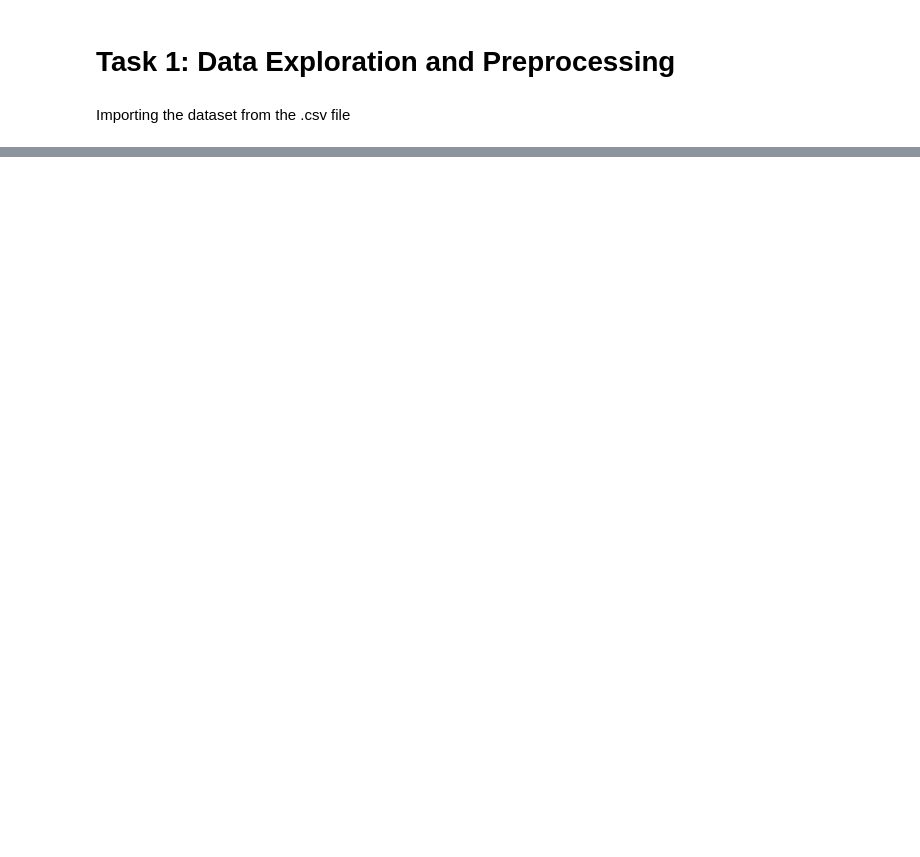
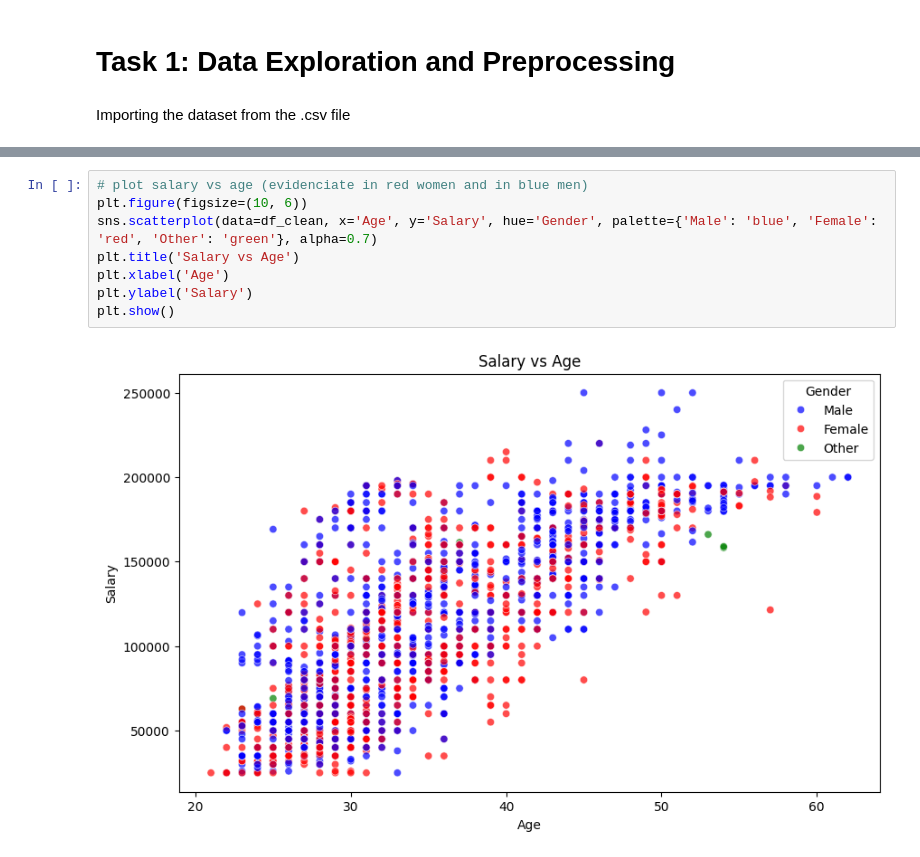
Before and after one commit to fedelimattia/O-ML-Project, a Jupyter notebook: notebook.ipynb, the cells around one changed output, grey strips where cells are left out. Saved outputs shown, nothing was run; the diff lists cells and outputs as text; blank space fills up the shorter version.

```diff
--- a/notebook.ipynb
+++ b/notebook.ipynb
@@ -53,0 +241,10 @@ df.head()
+# %%
+# plot salary vs age (evidenciate in red women and in blue men)
+plt.figure(figsize=(10, 6))
+sns.scatterplot(data=df_clean, x='Age', y='Salary', hue='Gender', palette={'Male': 'blue', 'Female': 'red', 'Other': 'green'}, alpha=0.7)
+plt.title('Salary vs Age')
+plt.xlabel('Age')
+plt.ylabel('Salary')
+plt.show()
+# %% [output]
+[figure, added]
```
Also changed, not shown: parts of 43 cells of this notebook, 2 other files.
